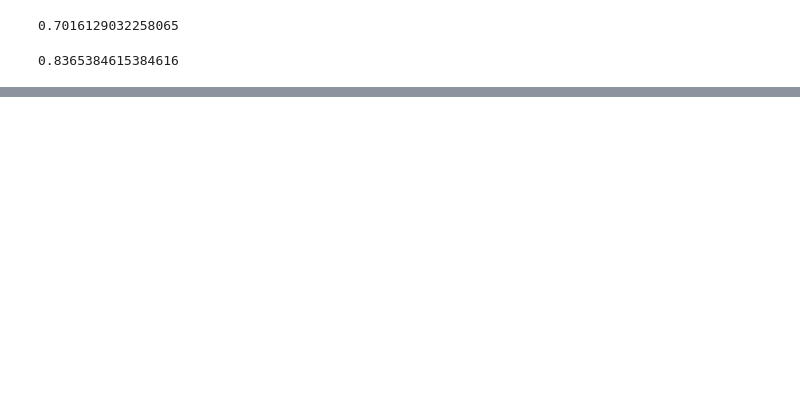
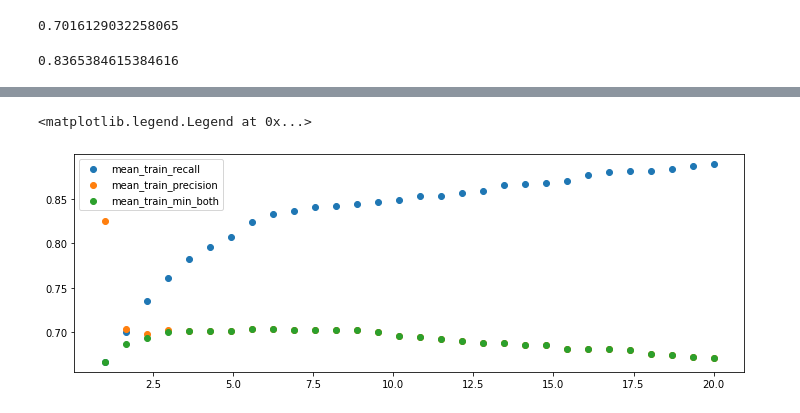
Before and after one commit to quicksilverri/statistics, a Jupyter notebook: sklearn_basics.ipynb, the cells around one changed output, grey strips where cells are left out. Cells and saved outputs as stored; diff of their text form; code cells hidden in the pictures; blank space fills up the shorter version.

```diff
--- a/sklearn_basics.ipynb
+++ b/sklearn_basics.ipynb
@@ -339,0 +399,12 @@ recall_score(y, grid.predict(X))
+# %%
+plt.figure(figsize=(12, 4))
+df_results = pd.DataFrame(grid.cv_results_)
+for score in ['mean_train_recall', 'mean_train_precision', 'mean_train_min_both']:
+    plt.scatter(x=[_[1] for _ in df_results['param_class_weight']],
+                y=df_results[score.replace('test', 'train')],
+                label=score)
+
+plt.legend()
+# %% [output]
+<matplotlib.legend.Legend at 0x...>
+[figure, added]
```
Also changed, not shown: parts of 13 cells of this notebook.
